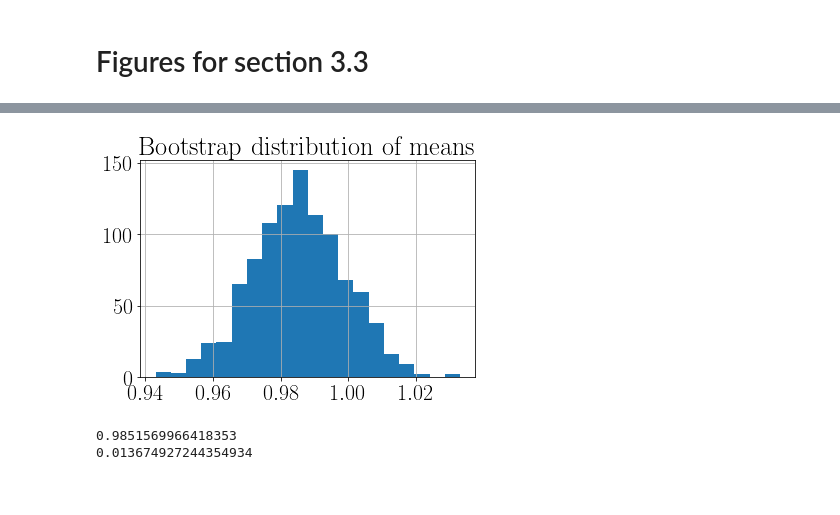
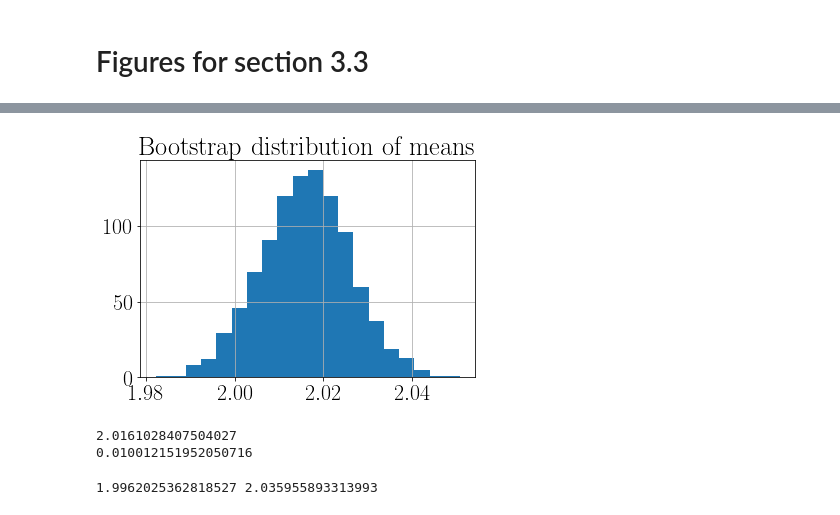
Before and after one commit to akoziy98/Interactive_Tutorial_SPAD, a Jupyter notebook: modules/figures_creation/3_3_figures.ipynb, the cells around one changed output, grey strips where cells are left out. Cells and saved outputs as stored; diff of their text form; code cells hidden in the pictures.

```diff
--- a/modules/figures_creation/3_3_figures.ipynb
+++ b/modules/figures_creation/3_3_figures.ipynb
@@ -93,20 +93,26 @@ np.sqrt(10) * np.std(means_list)
 # %%
 n_bootstrap = 1000
 
 mean_bootstrap_list = []
 for i in range(n_bootstrap):
     rand_ind = np.random.randint(0, n_points, size=n_points)
     trial = exp_numbers[rand_ind]
-    mean_bootstrap_list.append(np.std(trial))
+    mean_bootstrap_list.append(np.mean(trial))
 
 plt.hist(mean_bootstrap_list, bins=20)
 plt.grid(True)
 plt.title("Bootstrap distribution of means")
 #plt.savefig("3_3_exp_bootstrap_distribution.png", dpi=300, bbox_inches='tight', transparent=True)
 plt.show()
 print(np.mean(mean_bootstrap_list))
 print(np.std(mean_bootstrap_list))
 # %% [output]
-[figure, old version]
+[figure, new version]
-0.9851569966418353
-0.013674927244354934
+2.0161028407504027
+0.010012151952050716
+# %%
+q_left = np.quantile(mean_bootstrap_list, 0.025)
+q_right = np.quantile(mean_bootstrap_list, 0.975)
+print(q_left, q_right)
+# %% [output]
+1.9962025362818527 2.035955893313993
```
Also changed, not shown: parts of 20 cells of this notebook, 9 other files.
